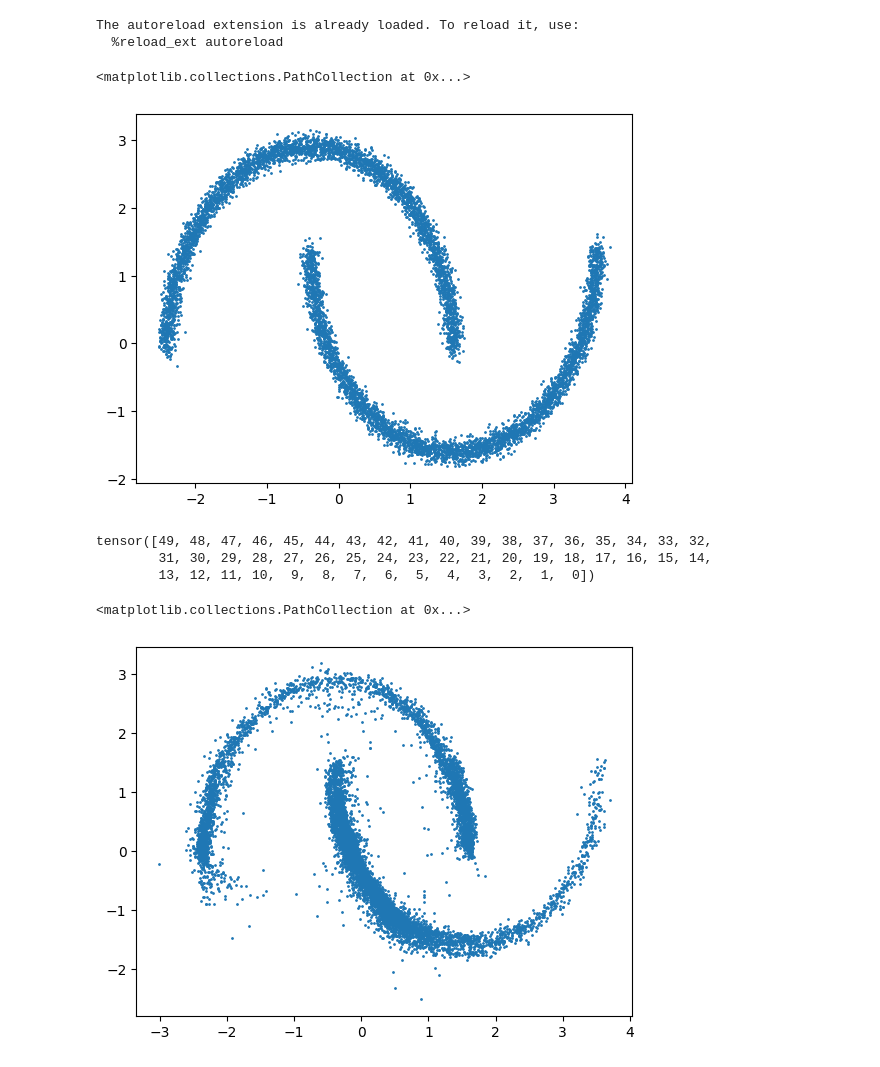
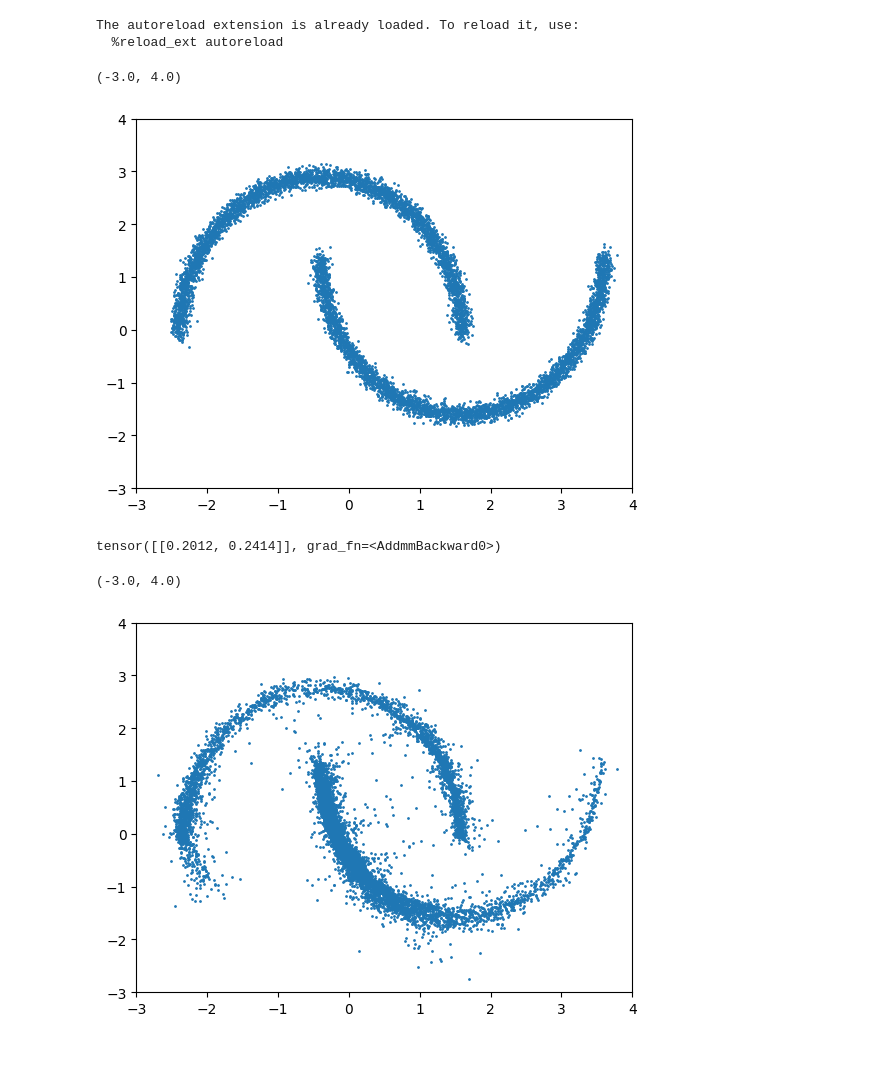
Before and after one commit to Jorgeromeu/tiny-diffusion, a Jupyter notebook: diffusion_model_2D.ipynb, the cells around one changed output. Saved outputs shown, nothing was run; the diff lists cells and outputs as text; code cells hidden in the pictures.

Commit message:
visualization things

```diff
--- a/diffusion_model_2D.ipynb
+++ b/diffusion_model_2D.ipynb
@@ -13,14 +13,23 @@ The autoreload extension is already loaded. To reload it, use:
 # %%
 dataset = datasets_2D.get_dataset("moons")
 
 points = dataset.tensors[0]
 plt.scatter(points[:, 0], points[:, 1], s=1)
+plt.xlim(-3, 4)
+plt.ylim(-3, 4)
 # %% [output]
-<matplotlib.collections.PathCollection at 0x...>
+(-3.0, 4.0)
-[figure, old version]
+[figure, new version]
 # %%
 from diffusers import DDIMScheduler
 from model import LowDimensionalDiffusionModel
 
 model = LowDimensionalDiffusionModel(in_features=2).to(device)
+
+B = 1
+x = torch.randn(B, 2).to(device)
+t = torch.ones(B).to(device)
+model(x, t)
+# %% [output]
+tensor([[0.2012, 0.2414]], grad_fn=<AddmmBackward0>)
 # %%
@@ -43,7 +52,7 @@ train_cfg = TrainingConfig()
 
 model = train_diffusion_model(model, dataset, scheduler, train_cfg, device)
 # %%
-from training import sample_diffusion_model
+from ddpm import sample_diffusion_model
 
 samples = sample_diffusion_model(
     model, scheduler, (2,), n_samples=10000, n_inference_steps=50
@@ -51,9 +60,8 @@ samples = sample_diffusion_model(
 
 samples = samples.cpu().detach().numpy()
 plt.scatter(samples[:, 0], samples[:, 1], s=1)
+plt.xlim(-3, 4)
+plt.ylim(-3, 4)
 # %% [output]
-tensor([49, 48, 47, 46, 45, 44, 43, 42, 41, 40, 39, 38, 37, 36, 35, 34, 33, 32,
-        31, 30, 29, 28, 27, 26, 25, 24, 23, 22, 21, 20, 19, 18, 17, 16, 15, 14,
-        13, 12, 11, 10,  9,  8,  7,  6,  5,  4,  3,  2,  1,  0])
+(-3.0, 4.0)
-<matplotlib.collections.PathCollection at 0x...>
-[figure, old version]
+[figure, new version]
```
Also changed, not shown: parts of 1 cell of this notebook, 11 other files.
